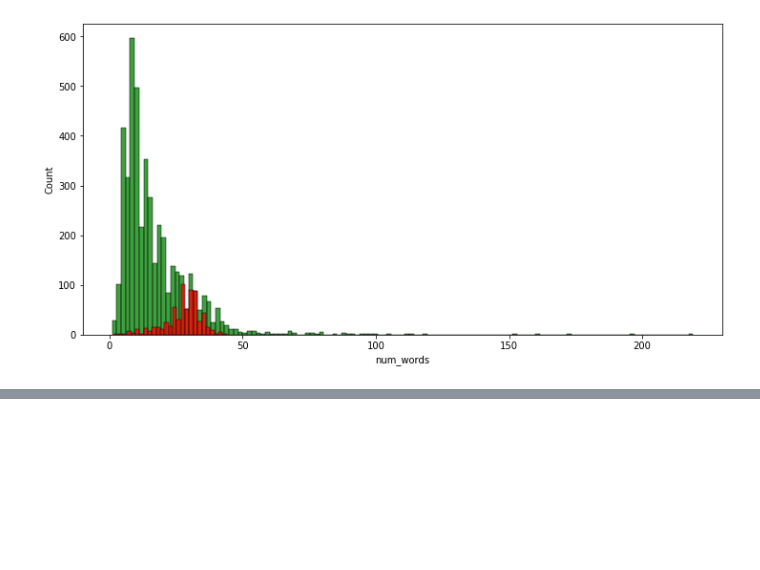
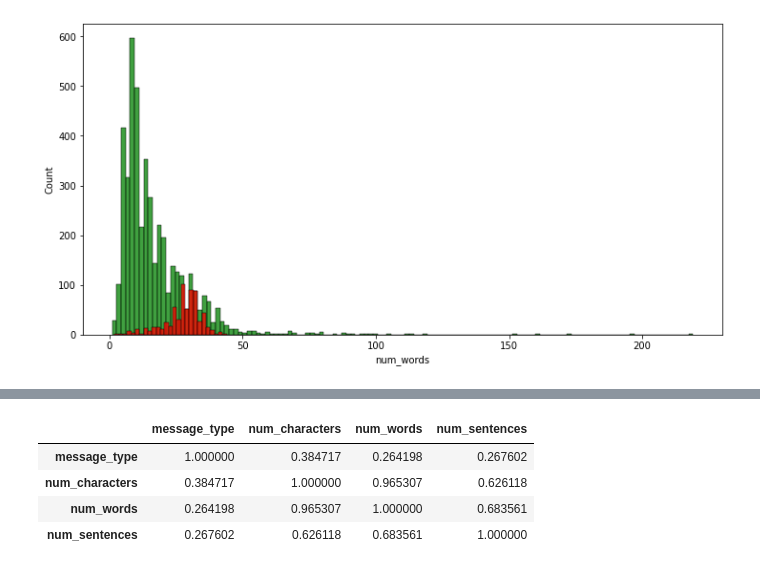
Before and after one commit to RiyaParikh0112/100-Days-of-ML, a Jupyter notebook: sms-spam-classification.ipynb, the cells around one changed output, grey strips where cells are left out. Saved outputs shown, nothing was run; the diff lists cells and outputs as text; code cells hidden in the pictures; blank space fills up the shorter version.

```diff
--- a/sms-spam-classification.ipynb
+++ b/sms-spam-classification.ipynb
@@ -276,0 +285,9 @@ sns.histplot(df[df['message_type']==1]['num_words'],color='red')
+# %%
+#find correlation
+df.corr()
+# %% [output]
+|  | message_type | num_characters | num_words | num_sentences |
+| message_type | 1.000000 | 0.384717 | 0.264198 | 0.267602 |
+| num_characters | 0.384717 | 1.000000 | 0.965307 | 0.626118 |
+| num_words | 0.264198 | 0.965307 | 1.000000 | 0.683561 |
+| num_sentences | 0.267602 | 0.626118 | 0.683561 | 1.000000 |
```
Also changed, not shown: parts of 17 cells of this notebook.
